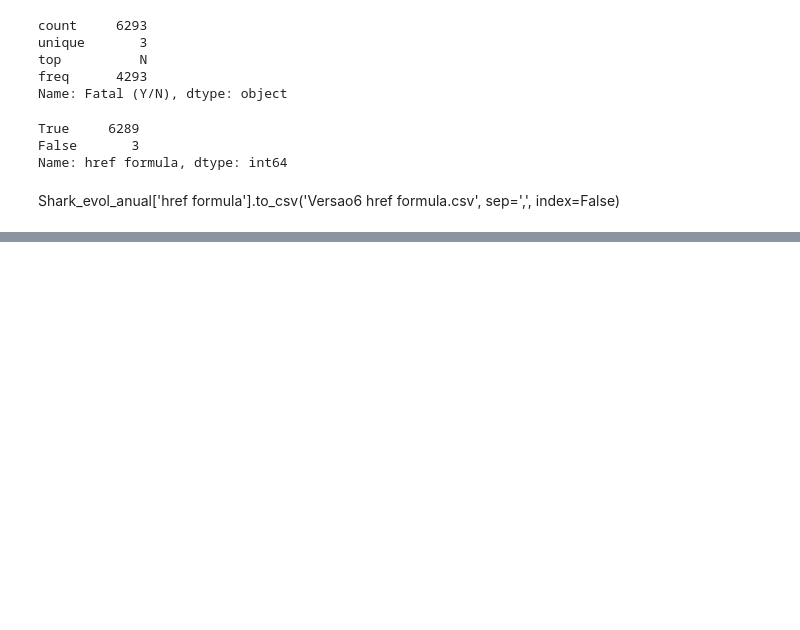
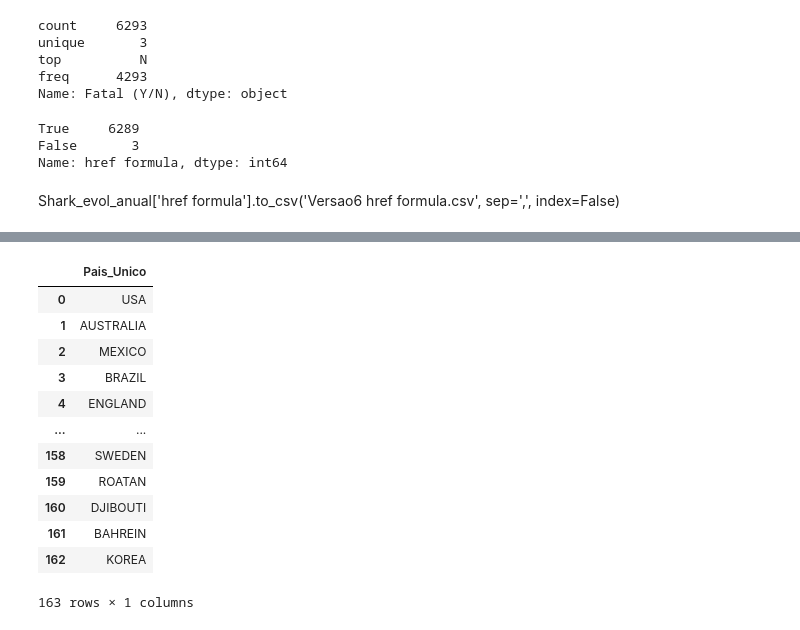
Before and after one commit to carlosferreirareis/Shark-Attack, a Jupyter notebook: Shark_Attack.ipynb, the cells around one changed output, grey strips where cells are left out. Saved outputs shown, nothing was run; the diff lists cells and outputs as text; code cells hidden in the pictures; blank space fills up the shorter version.

```diff
--- a/Shark_Attack.ipynb
+++ b/Shark_Attack.ipynb
@@ -590,0 +645,9 @@ Shark_evol_anual['href formula'].to_csv('Versao6 href formula.csv', sep=',', ind
+# %%
+# Criar nova coluna vazia
+Shark_evol_anual['Country_Localiz'] = ""
+
+# Reorganizar as colunas
+Shark_evol_anual = Shark_evol_anual[['Year', 'Country', 'Country_Localiz', 'Sex', 'Fatal (Y/N)', 'href formula',
+                                     'Case Number', 'Date', 'Type', 'Area', 'Location', 'Activity',
+                                     'Name', 'Age', 'Injury', 'Time', 'Species', 'Investigator or Source',
+                                     'pdf', 'href', 'Case Number.1', 'Case Number.2', 'original order']]
@@ -590,0 +657,21 @@ Shark_evol_anual['href formula'].to_csv('Versao6 href formula.csv', sep=',', ind
+# %%
+paises_unicos = Shark_evol_anual['Country'].unique()
+paises_unicos = pd.DataFrame(paises_unicos)
+# %%
+paises_unicos = paises_unicos.rename(columns={0:'Pais_Unico'})
+# %%
+paises_unicos
+# %% [output]
+|  | Pais_Unico |
+| 0 | USA |
+| 1 | AUSTRALIA |
+| 2 | MEXICO |
+| 3 | BRAZIL |
+| 4 | ENGLAND |
+| ... | ... |
+| 158 | SWEDEN |
+| 159 | ROATAN |
+| 160 | DJIBOUTI |
+| 161 | BAHREIN |
+| 162 | KOREA |
+163 rows × 1 columns
```
Also changed, not shown: parts of 15 cells of this notebook, 2 other files.
